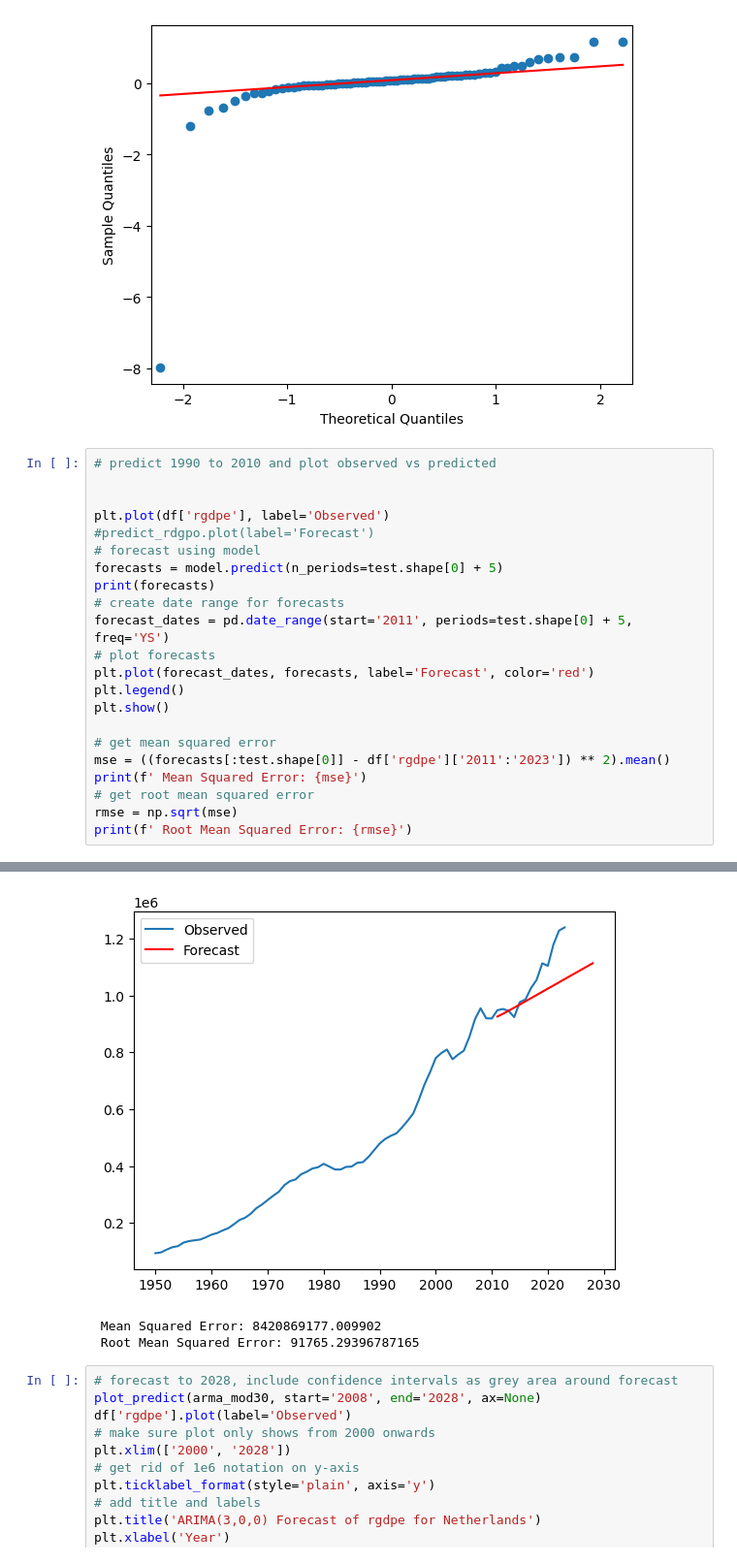
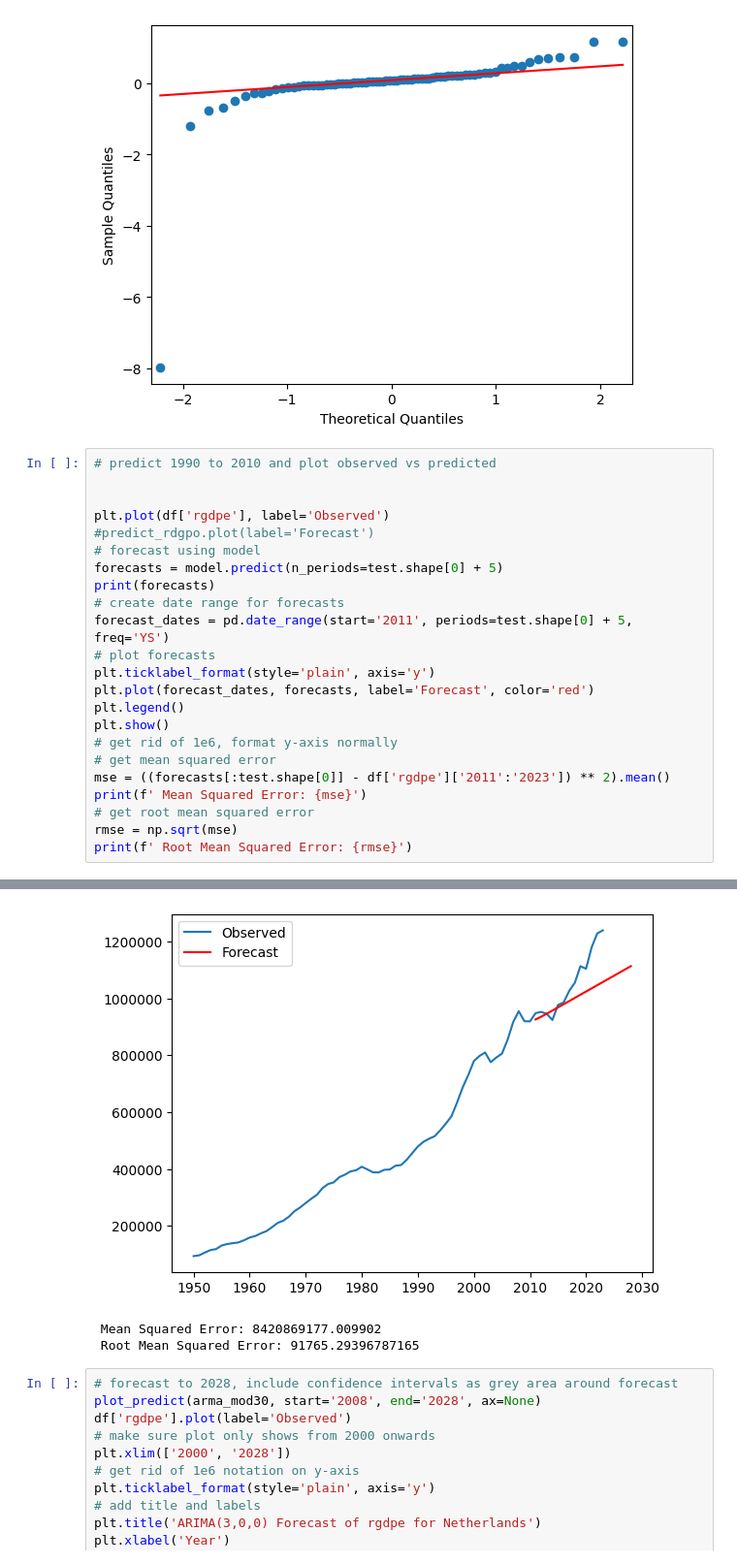
Before and after one commit to schtormm/datascience-project, a Jupyter notebook: ARIMA-test.ipynb, the cells around one changed output, grey strips where cells are left out. Shown at 97% size. Drawn from its saved outputs; the diff is of its cells as text.

Commit message:
change plot formatting

```diff
--- a/ARIMA-test.ipynb
+++ b/ARIMA-test.ipynb
@@ -104,10 +104,11 @@ print(forecasts)
 # create date range for forecasts
 forecast_dates = pd.date_range(start='2011', periods=test.shape[0] + 5, freq='YS')
 # plot forecasts
+plt.ticklabel_format(style='plain', axis='y')
 plt.plot(forecast_dates, forecasts, label='Forecast', color='red')
 plt.legend()
 plt.show()
-
+# get rid of 1e6, format y-axis normally
 # get mean squared error
 mse = ((forecasts[:test.shape[0]] - df['rgdpe']['2011':'2023']) ** 2).mean()
 print(f' Mean Squared Error: {mse}')
@@ -136,5 +137,5 @@ print(f' Root Mean Squared Error: {rmse}')
 Freq: YS-JAN, dtype: float64
-[figure, old version]
+[figure, new version]
  Mean Squared Error: 8420869177.009902
  Root Mean Squared Error: 91765.29396787165
 # %%
```
Also changed, not shown: parts of 3 cells of this notebook.
